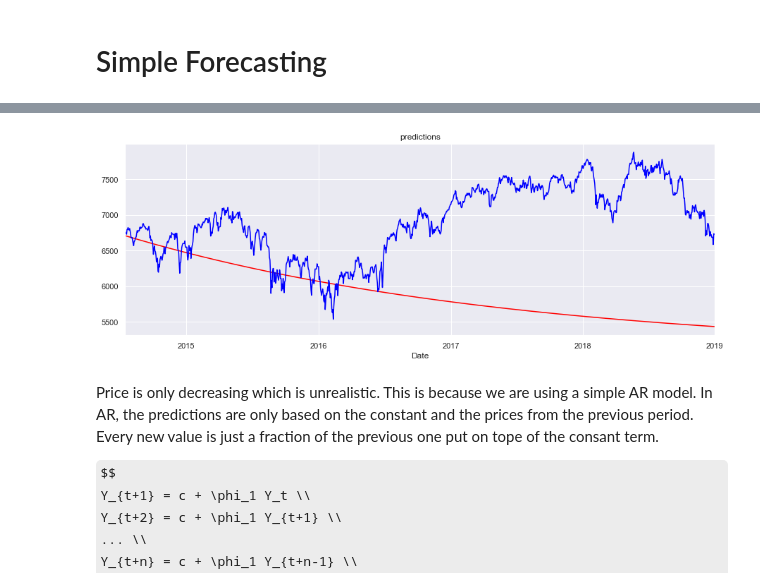
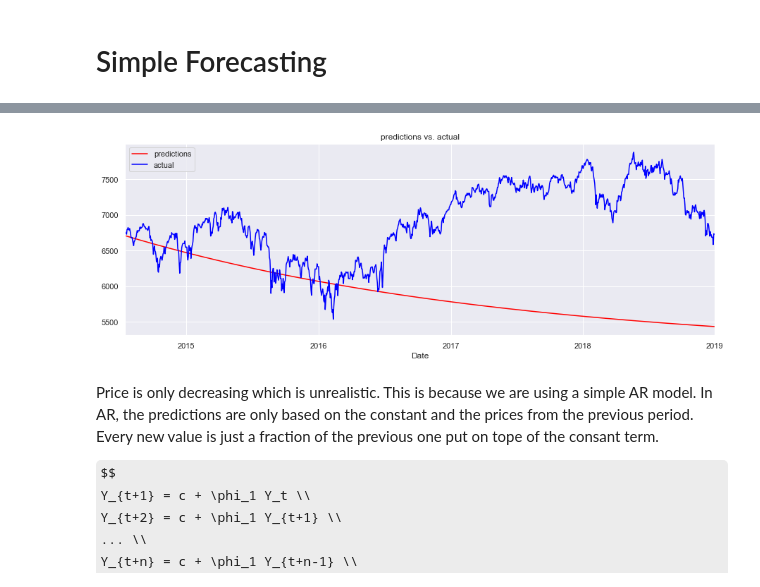
Before and after one commit to mkang32/snp500-analysis, a Jupyter notebook: notebooks/8.Forecasting.ipynb, the cells around one changed output, grey strips where cells are left out. Saved outputs shown, nothing was run; the diff lists cells and outputs as text; code cells hidden in the pictures; some formulas as TeX source.

```diff
--- a/notebooks/8.Forecasting.ipynb
+++ b/notebooks/8.Forecasting.ipynb
@@ -101,10 +101,11 @@ df_pred = results_ar.predict(start=start_date, end=end_date)
 # %%
 df_pred[start_date:end_date].plot(figsize=(15, 5), color='red')
 df_test.ftse[start_date:end_date].plot(color='blue')
-plt.title("predictions vs. actu")
+plt.title("predictions vs. actual")
+plt.legend(["predictions", "actual"])
 plt.show()
 # %% [output]
-[figure, old version]
+[figure, new version]
 # %% [markdown]
 Price is only decreasing which is unrealistic. This is because we are using a simple AR model. In AR, the predictions are only based on the constant and the prices from the previous period. Every new value is just a fraction of the previous one put on tope of the consant term.
 
```
Also changed, not shown: parts of 8 cells of this notebook.
